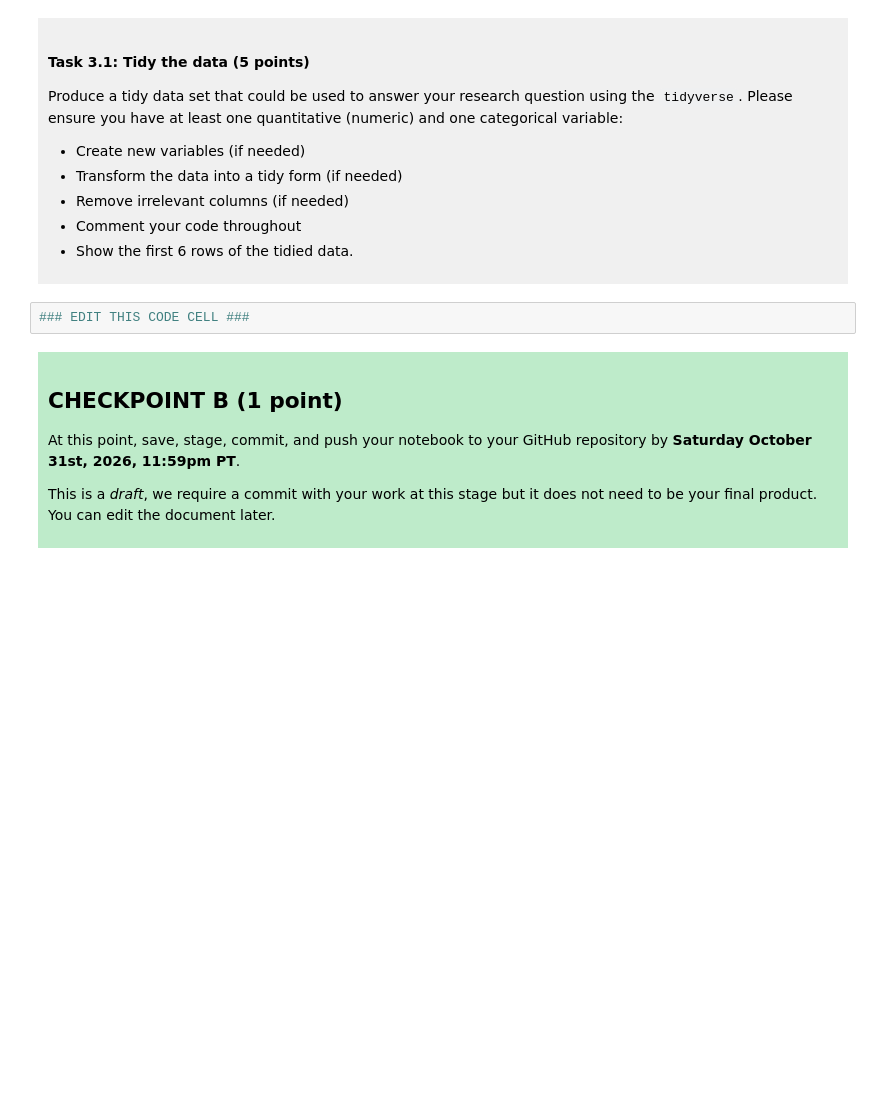
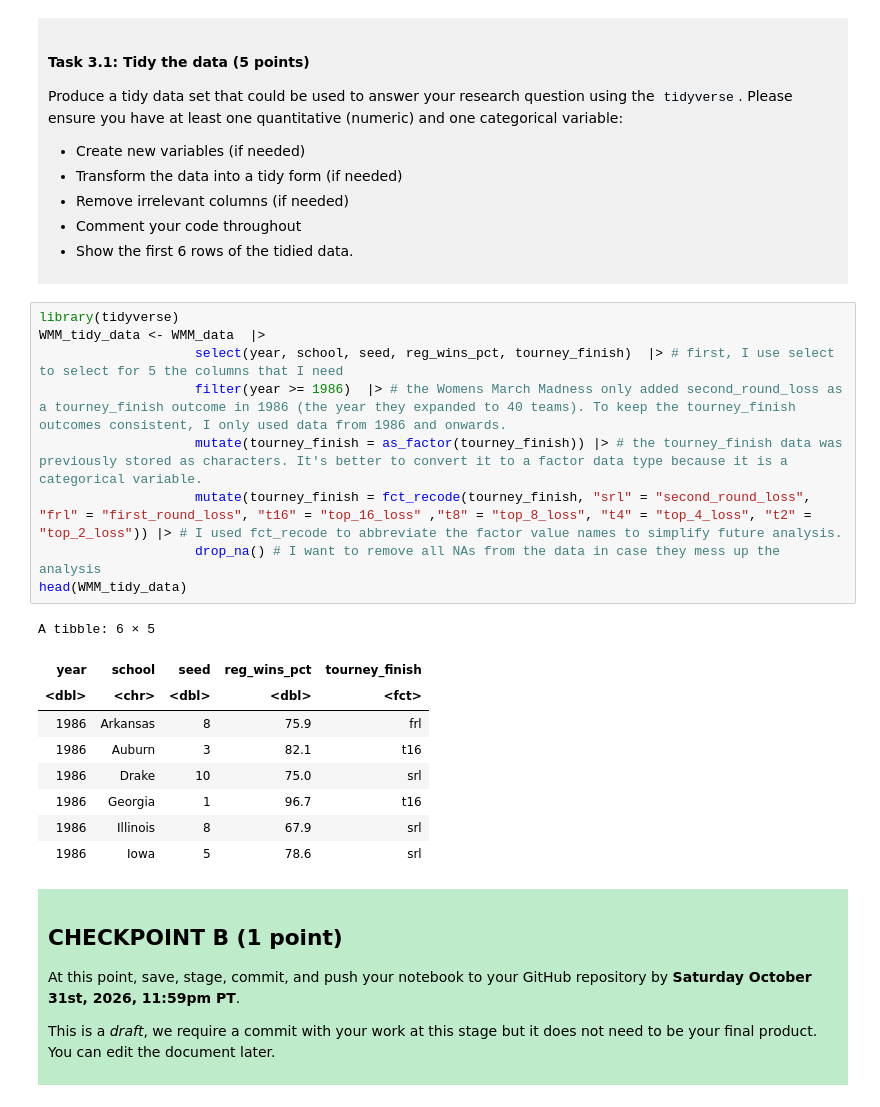
Before and after one commit to naraner/dsci-100-project-narane-ramprasad, a Jupyter notebook: dsci-100-project-notebook.ipynb, the cells around one changed output. Drawn from its saved outputs; the diff is of its cells as text; blank space fills up the shorter version.

```diff
--- a/dsci-100-project-notebook.ipynb
+++ b/dsci-100-project-notebook.ipynb
@@ -189,7 +209,24 @@ Produce a tidy data set that could be used to answer your research question usin
 
 </div>
 # %%
-### EDIT THIS CODE CELL ###
+library(tidyverse)
+WMM_tidy_data <- WMM_data  |>
+                    select(year, school, seed, reg_wins_pct, tourney_finish)  |> # first, I use select to select for 5 the columns that I need
+                    filter(year >= 1986)  |> # the Womens March Madness only added second_round_loss as a tourney_finish outcome in 1986 (the year they expanded to 40 teams). To keep the tourney_finish outcomes consistent, I only used data from 1986 and onwards.
+                    mutate(tourney_finish = as_factor(tourney_finish)) |> # the tourney_finish data was previously stored as characters. It's better to convert it to a factor data type because it is a categorical variable.
+                    mutate(tourney_finish = fct_recode(tourney_finish, "srl" = "second_round_loss", "frl" = "first_round_loss", "t16" = "top_16_loss" ,"t8" = "top_8_loss", "t4" = "top_4_loss", "t2" = "top_2_loss")) |> # I used fct_recode to abbreviate the factor value names to simplify future analysis.
+                    drop_na() # I want to remove all NAs from the data in case they mess up the analysis
+head(WMM_tidy_data)
+# %% [output]
+A tibble: 6 × 5
+| year | school | seed | reg_wins_pct | tourney_finish |
+| <dbl> | <chr> | <dbl> | <dbl> | <fct> |
+| 1986 | Arkansas | 8 | 75.9 | frl |
+| 1986 | Auburn | 3 | 82.1 | t16 |
+| 1986 | Drake | 10 | 75.0 | srl |
+| 1986 | Georgia | 1 | 96.7 | t16 |
+| 1986 | Illinois | 8 | 67.9 | srl |
+| 1986 | Iowa | 5 | 78.6 | srl |
 # %% [markdown]
 <div style="background-color: #beebca; padding: 10px;">
 
```
Also changed, not shown: parts of 3 cells of this notebook.
